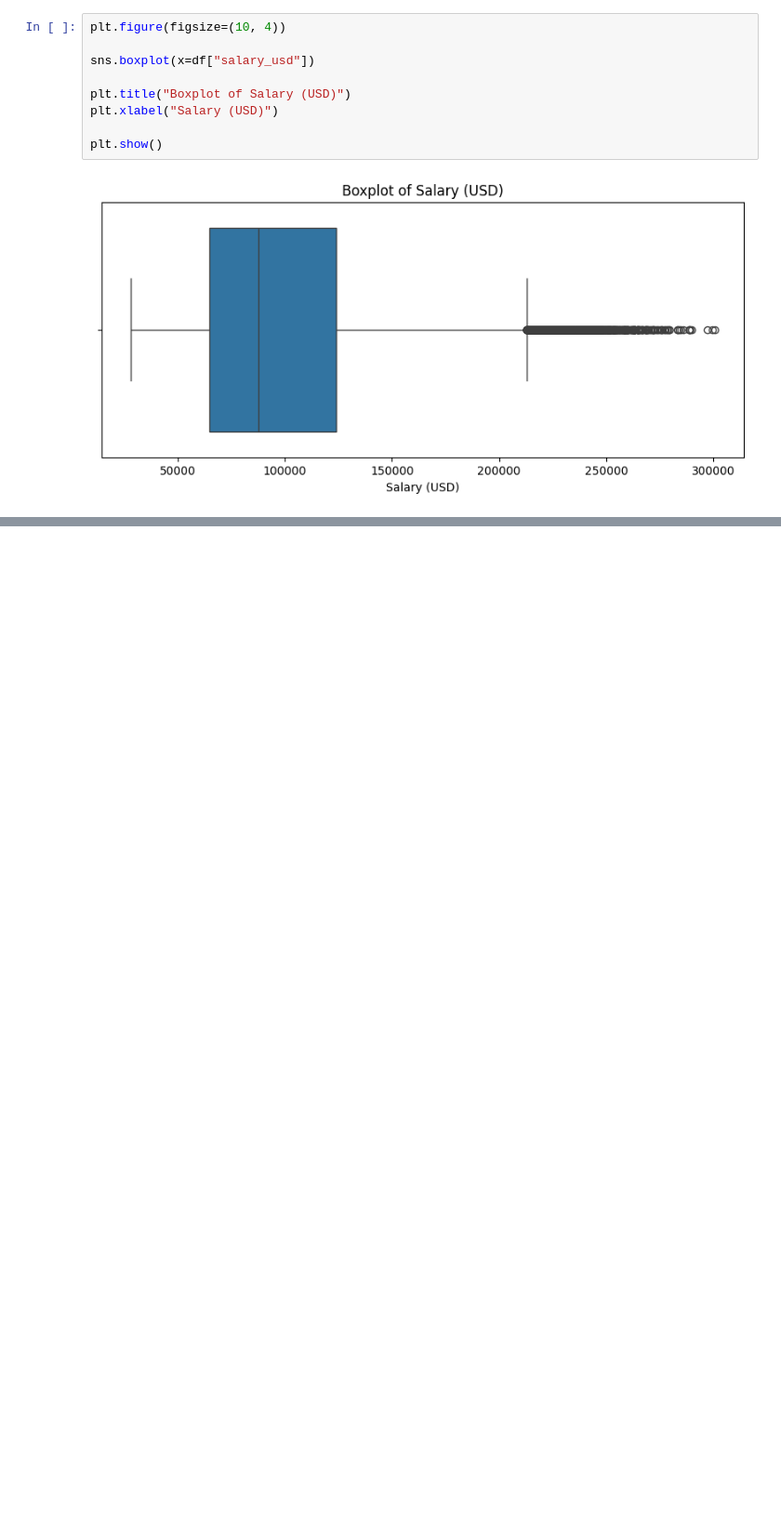
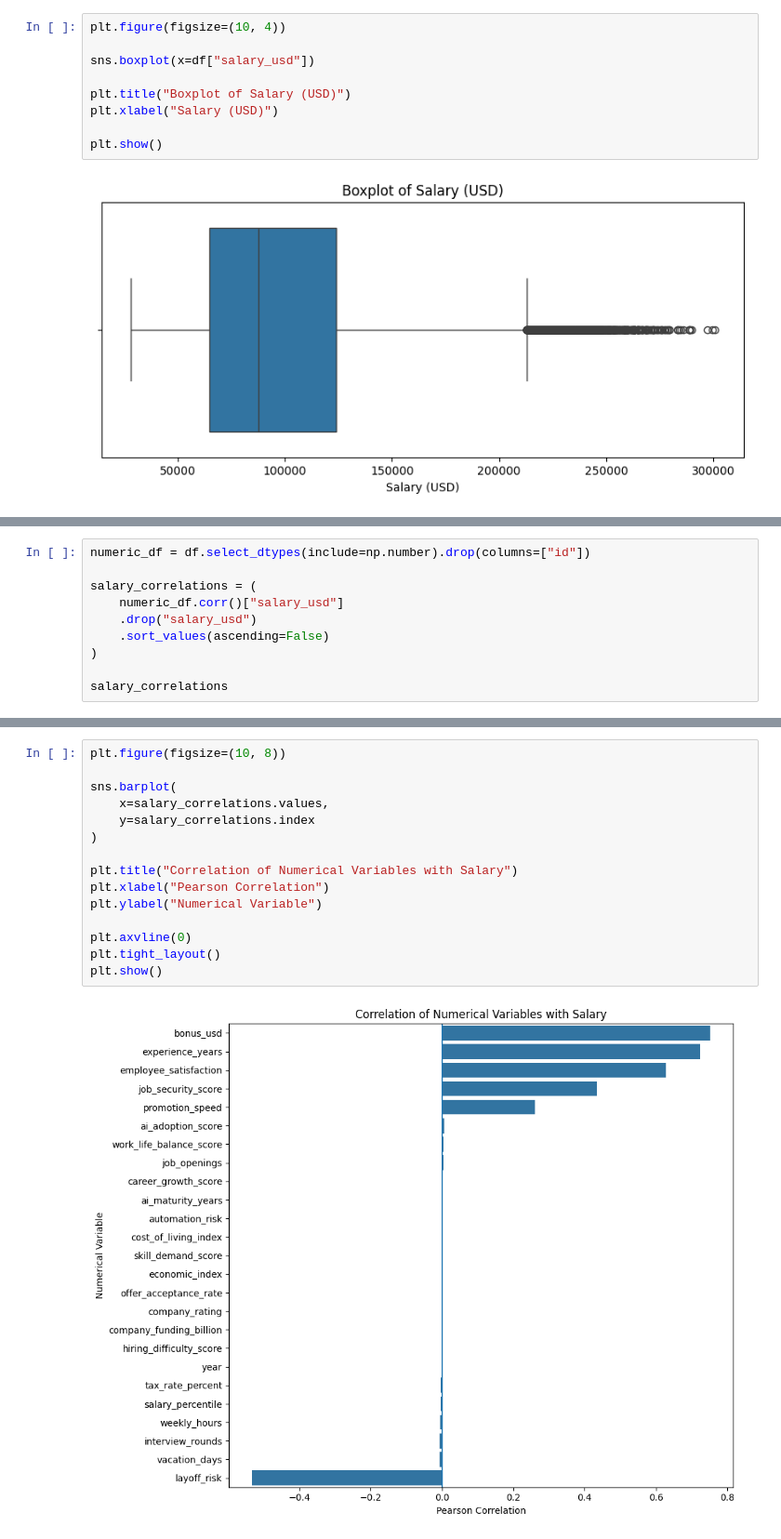
Before and after one commit to 1008tommy/mlops-assignment, a Jupyter notebook: darren/notebooks/eda.ipynb, the cells around one changed output, grey strips where cells are left out. Shown at 93% size. Saved outputs shown, nothing was run; the diff lists cells and outputs as text; blank space fills up the shorter version.

```diff
--- a/darren/notebooks/eda.ipynb
+++ b/darren/notebooks/eda.ipynb
@@ -403,0 +457,10 @@ plt.show()
+# %%
+numeric_df = df.select_dtypes(include=np.number).drop(columns=["id"])
+
+salary_correlations = (
+    numeric_df.corr()["salary_usd"]
+    .drop("salary_usd")
+    .sort_values(ascending=False)
+)
+
+salary_correlations
@@ -403,0 +485,17 @@ plt.show()
+# %%
+plt.figure(figsize=(10, 8))
+
+sns.barplot(
+    x=salary_correlations.values,
+    y=salary_correlations.index
+)
+
+plt.title("Correlation of Numerical Variables with Salary")
+plt.xlabel("Pearson Correlation")
+plt.ylabel("Numerical Variable")
+
+plt.axvline(0)
+plt.tight_layout()
+plt.show()
+# %% [output]
+[figure, added]
```
Also changed, not shown: parts of 32 cells of this notebook.
